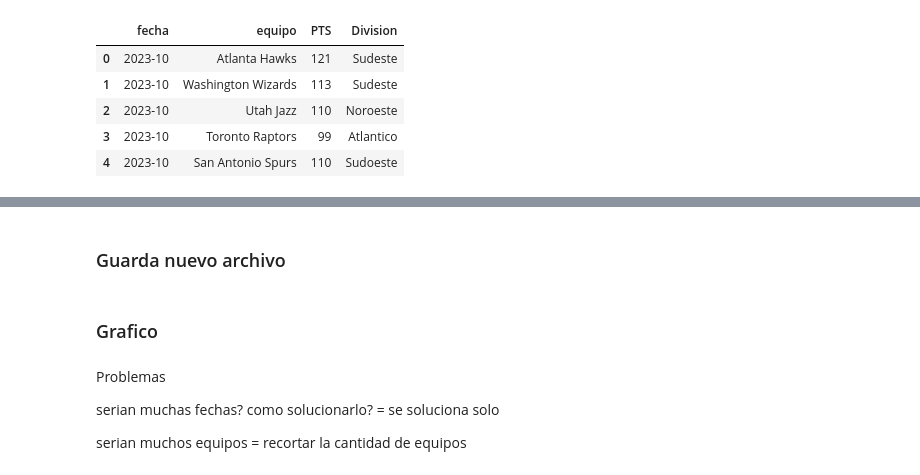
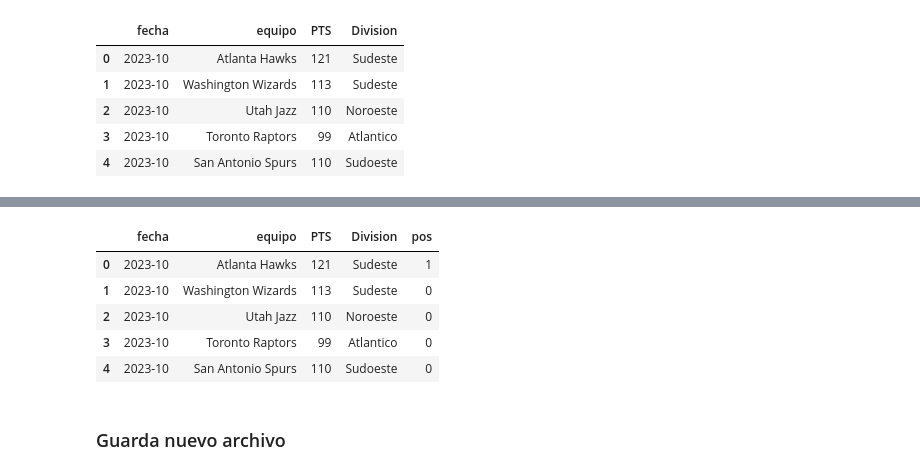
Before and after one commit to tperezv2004/proyecto.github.io, a Jupyter notebook: asses/py/limpieza.ipynb, the cells around one changed output, grey strips where cells are left out. Drawn from its saved outputs; the diff is of its cells as text; code cells hidden in the pictures.

```diff
--- a/asses/py/limpieza.ipynb
+++ b/asses/py/limpieza.ipynb
@@ -482,3 +519,14 @@ df_merged.head()
+# %%
+# cambiar el valor de la columna 'pos' a 0 para el equipo 'Toronto Raptors' por grafico
+df_merged.loc[df_merged['equipo'] == 'Toronto Raptors', 'pos'] = 0
+df_merged.head()
+# %% [output]
+|  | fecha | equipo | PTS | Division | pos |
+| 0 | 2023-10 | Atlanta Hawks | 121 | Sudeste | 1 |
+| 1 | 2023-10 | Washington Wizards | 113 | Sudeste | 0 |
+| 2 | 2023-10 | Utah Jazz | 110 | Noroeste | 0 |
+| 3 | 2023-10 | Toronto Raptors | 99 | Atlantico | 0 |
+| 4 | 2023-10 | San Antonio Spurs | 110 | Sudoeste | 0 |
 # %%
 # Cambia el valor de PTS HACER POR GRAFICO
 df_merged.at[76, 'PTS'] = 129
@@ -486,11 +534,3 @@ df_merged.at[76, 'PTS'] = 129
 ### Guarda nuevo archivo
 # %%
 df_merged.to_csv('../../Datasett/juegos.csv', index=False)
-# %% [markdown]
-### Grafico
-# %% [markdown]
-Problemas
-
-serian muchas fechas? como solucionarlo? = se soluciona solo
-
-serian muchos equipos = recortar la cantidad de equipos
```
Also changed, not shown: parts of 7 cells of this notebook, 15 other files.
